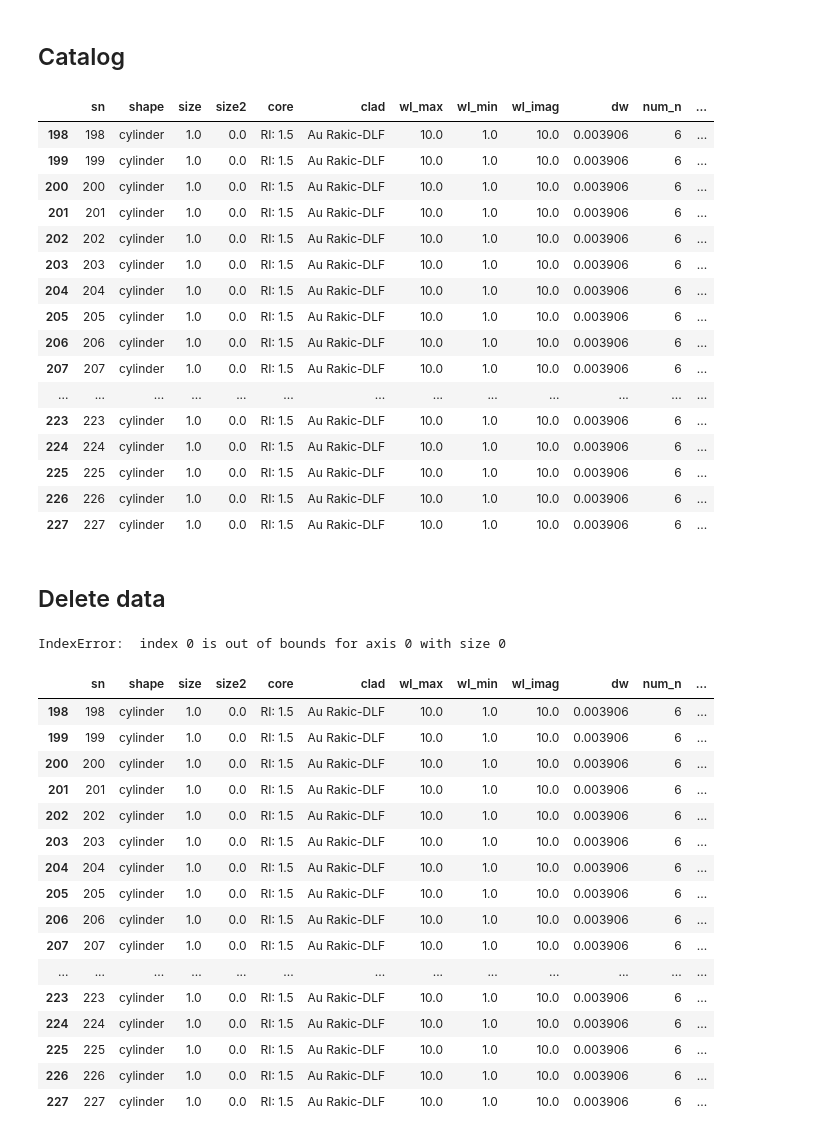
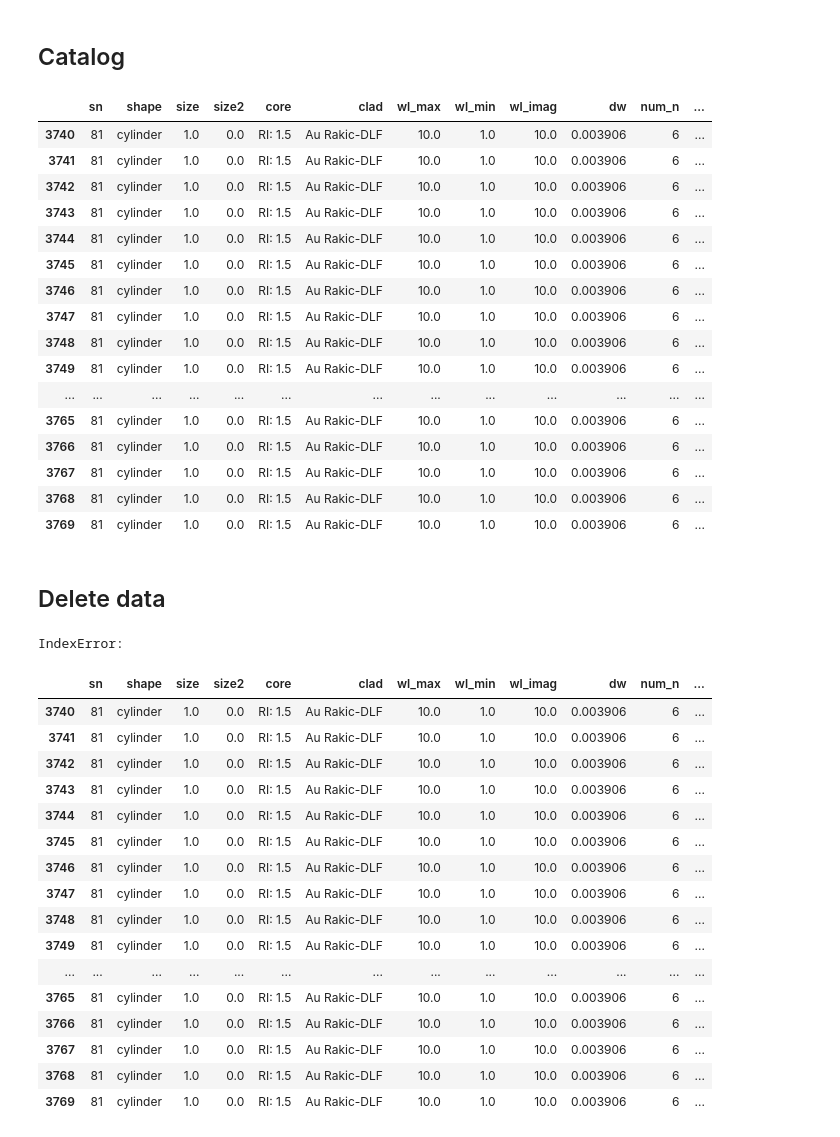
Before and after one commit to mnishida/PyMWM, a Jupyter notebook: docs/notebooks/02_database_reference.ipynb, the cells around one changed output. Cells and saved outputs as stored; diff of their text form; code cells hidden in the pictures.

Commit message:
split database file

```diff
--- a/docs/notebooks/02_database_reference.ipynb
+++ b/docs/notebooks/02_database_reference.ipynb
@@ -21,60 +19,61 @@ wg = pymwm.create(params)  # It takes hours for the first time
 # %%
 database = wg.samples.database
 sn = database.get_sn()  # sample data number for the waveguide with params specified above
 catalog = database.load_catalog()
-catalog.query(f'sn >= {sn}')
+catalog.query(f'sn == {sn}')
 # %% [output]
 |  | sn | shape | size | size2 | core | clad | wl_max | wl_min | wl_imag | dw | num_n | ... |
-| 198 | 198 | cylinder | 1.0 | 0.0 | RI: 1.5 | Au Rakic-DLF | 10.0 | 1.0 | 10.0 | 0.003906 | 6 | ... |
-| 199 | 199 | cylinder | 1.0 | 0.0 | RI: 1.5 | Au Rakic-DLF | 10.0 | 1.0 | 10.0 | 0.003906 | 6 | ... |
-| 200 | 200 | cylinder | 1.0 | 0.0 | RI: 1.5 | Au Rakic-DLF | 10.0 | 1.0 | 10.0 | 0.003906 | 6 | ... |
-| 201 | 201 | cylinder | 1.0 | 0.0 | RI: 1.5 | Au Rakic-DLF | 10.0 | 1.0 | 10.0 | 0.003906 | 6 | ... |
-| 202 | 202 | cylinder | 1.0 | 0.0 | RI: 1.5 | Au Rakic-DLF | 10.0 | 1.0 | 10.0 | 0.003906 | 6 | ... |
-| 203 | 203 | cylinder | 1.0 | 0.0 | RI: 1.5 | Au Rakic-DLF | 10.0 | 1.0 | 10.0 | 0.003906 | 6 | ... |
-| 204 | 204 | cylinder | 1.0 | 0.0 | RI: 1.5 | Au Rakic-DLF | 10.0 | 1.0 | 10.0 | 0.003906 | 6 | ... |
-| 205 | 205 | cylinder | 1.0 | 0.0 | RI: 1.5 | Au Rakic-DLF | 10.0 | 1.0 | 10.0 | 0.003906 | 6 | ... |
-| 206 | 206 | cylinder | 1.0 | 0.0 | RI: 1.5 | Au Rakic-DLF | 10.0 | 1.0 | 10.0 | 0.003906 | 6 | ... |
-| 207 | 207 | cylinder | 1.0 | 0.0 | RI: 1.5 | Au Rakic-DLF | 10.0 | 1.0 | 10.0 | 0.003906 | 6 | ... |
+| 3740 | 81 | cylinder | 1.0 | 0.0 | RI: 1.5 | Au Rakic-DLF | 10.0 | 1.0 | 10.0 | 0.003906 | 6 | ... |
+| 3741 | 81 | cylinder | 1.0 | 0.0 | RI: 1.5 | Au Rakic-DLF | 10.0 | 1.0 | 10.0 | 0.003906 | 6 | ... |
+| 3742 | 81 | cylinder | 1.0 | 0.0 | RI: 1.5 | Au Rakic-DLF | 10.0 | 1.0 | 10.0 | 0.003906 | 6 | ... |
+| 3743 | 81 | cylinder | 1.0 | 0.0 | RI: 1.5 | Au Rakic-DLF | 10.0 | 1.0 | 10.0 | 0.003906 | 6 | ... |
+| 3744 | 81 | cylinder | 1.0 | 0.0 | RI: 1.5 | Au Rakic-DLF | 10.0 | 1.0 | 10.0 | 0.003906 | 6 | ... |
+| 3745 | 81 | cylinder | 1.0 | 0.0 | RI: 1.5 | Au Rakic-DLF | 10.0 | 1.0 | 10.0 | 0.003906 | 6 | ... |
+| 3746 | 81 | cylinder | 1.0 | 0.0 | RI: 1.5 | Au Rakic-DLF | 10.0 | 1.0 | 10.0 | 0.003906 | 6 | ... |
+| 3747 | 81 | cylinder | 1.0 | 0.0 | RI: 1.5 | Au Rakic-DLF | 10.0 | 1.0 | 10.0 | 0.003906 | 6 | ... |
+| 3748 | 81 | cylinder | 1.0 | 0.0 | RI: 1.5 | Au Rakic-DLF | 10.0 | 1.0 | 10.0 | 0.003906 | 6 | ... |
+| 3749 | 81 | cylinder | 1.0 | 0.0 | RI: 1.5 | Au Rakic-DLF | 10.0 | 1.0 | 10.0 | 0.003906 | 6 | ... |
 | ... | ... | ... | ... | ... | ... | ... | ... | ... | ... | ... | ... | ... |
-| 223 | 223 | cylinder | 1.0 | 0.0 | RI: 1.5 | Au Rakic-DLF | 10.0 | 1.0 | 10.0 | 0.003906 | 6 | ... |
-| 224 | 224 | cylinder | 1.0 | 0.0 | RI: 1.5 | Au Rakic-DLF | 10.0 | 1.0 | 10.0 | 0.003906 | 6 | ... |
-| 225 | 225 | cylinder | 1.0 | 0.0 | RI: 1.5 | Au Rakic-DLF | 10.0 | 1.0 | 10.0 | 0.003906 | 6 | ... |
-| 226 | 226 | cylinder | 1.0 | 0.0 | RI: 1.5 | Au Rakic-DLF | 10.0 | 1.0 | 10.0 | 0.003906 | 6 | ... |
-| 227 | 227 | cylinder | 1.0 | 0.0 | RI: 1.5 | Au Rakic-DLF | 10.0 | 1.0 | 10.0 | 0.003906 | 6 | ... |
+| 3765 | 81 | cylinder | 1.0 | 0.0 | RI: 1.5 | Au Rakic-DLF | 10.0 | 1.0 | 10.0 | 0.003906 | 6 | ... |
+| 3766 | 81 | cylinder | 1.0 | 0.0 | RI: 1.5 | Au Rakic-DLF | 10.0 | 1.0 | 10.0 | 0.003906 | 6 | ... |
+| 3767 | 81 | cylinder | 1.0 | 0.0 | RI: 1.5 | Au Rakic-DLF | 10.0 | 1.0 | 10.0 | 0.003906 | 6 | ... |
+| 3768 | 81 | cylinder | 1.0 | 0.0 | RI: 1.5 | Au Rakic-DLF | 10.0 | 1.0 | 10.0 | 0.003906 | 6 | ... |
+| 3769 | 81 | cylinder | 1.0 | 0.0 | RI: 1.5 | Au Rakic-DLF | 10.0 | 1.0 | 10.0 | 0.003906 | 6 | ... |
 # %% [markdown]
 ## Delete data
 # %%
 import subprocess
-subprocess.call("cp ~/.pymwm/pymwm_data.h5 ~/.pymwm/pymwm_data.h5.bak", shell=True)
-sns = catalog.query(f'sn >= {sn}')['sn']
-database.delete(sns)
+subprocess.call("cp ~/.pymwm/catalog.h5 ~/.pymwm/catalog.h5.bak", shell=True)
+subprocess.call(f"cp ~/.pymwm/data/{sn:06}.h5 ~/.pymwm/data/{sn:06}.h5.bak", shell=True)
+database.delete([sn])
 try:
     database.load()
 except IndexError as e:
     print("IndexError: ", e)
 # %% [output]
-IndexError:  index 0 is out of bounds for axis 0 with size 0
+IndexError:
 # %%
-subprocess.call("mv ~/.pymwm/pymwm_data.h5.bak ~/.pymwm/pymwm_data.h5", shell=True)
+subprocess.call("mv ~/.pymwm/catalog.h5.bak ~/.pymwm/catalog.h5", shell=True)
+subprocess.call(f"mv ~/.pymwm/data/{sn:06}.h5.bak ~/.pymwm/data/{sn:06}.h5", shell=True)
 database.load()
 catalog = database.load_catalog()
 sn = database.get_sn()  # sample data number for the waveguide with params specified above
-catalog.query(f'sn >= {sn}')
+catalog.query(f'sn == {sn}')
 # %% [output]
 |  | sn | shape | size | size2 | core | clad | wl_max | wl_min | wl_imag | dw | num_n | ... |
-| 198 | 198 | cylinder | 1.0 | 0.0 | RI: 1.5 | Au Rakic-DLF | 10.0 | 1.0 | 10.0 | 0.003906 | 6 | ... |
-| 199 | 199 | cylinder | 1.0 | 0.0 | RI: 1.5 | Au Rakic-DLF | 10.0 | 1.0 | 10.0 | 0.003906 | 6 | ... |
-| 200 | 200 | cylinder | 1.0 | 0.0 | RI: 1.5 | Au Rakic-DLF | 10.0 | 1.0 | 10.0 | 0.003906 | 6 | ... |
-| 201 | 201 | cylinder | 1.0 | 0.0 | RI: 1.5 | Au Rakic-DLF | 10.0 | 1.0 | 10.0 | 0.003906 | 6 | ... |
-| 202 | 202 | cylinder | 1.0 | 0.0 | RI: 1.5 | Au Rakic-DLF | 10.0 | 1.0 | 10.0 | 0.003906 | 6 | ... |
-| 203 | 203 | cylinder | 1.0 | 0.0 | RI: 1.5 | Au Rakic-DLF | 10.0 | 1.0 | 10.0 | 0.003906 | 6 | ... |
-| 204 | 204 | cylinder | 1.0 | 0.0 | RI: 1.5 | Au Rakic-DLF | 10.0 | 1.0 | 10.0 | 0.003906 | 6 | ... |
-| 205 | 205 | cylinder | 1.0 | 0.0 | RI: 1.5 | Au Rakic-DLF | 10.0 | 1.0 | 10.0 | 0.003906 | 6 | ... |
-| 206 | 206 | cylinder | 1.0 | 0.0 | RI: 1.5 | Au Rakic-DLF | 10.0 | 1.0 | 10.0 | 0.003906 | 6 | ... |
-| 207 | 207 | cylinder | 1.0 | 0.0 | RI: 1.5 | Au Rakic-DLF | 10.0 | 1.0 | 10.0 | 0.003906 | 6 | ... |
+| 3740 | 81 | cylinder | 1.0 | 0.0 | RI: 1.5 | Au Rakic-DLF | 10.0 | 1.0 | 10.0 | 0.003906 | 6 | ... |
+| 3741 | 81 | cylinder | 1.0 | 0.0 | RI: 1.5 | Au Rakic-DLF | 10.0 | 1.0 | 10.0 | 0.003906 | 6 | ... |
+| 3742 | 81 | cylinder | 1.0 | 0.0 | RI: 1.5 | Au Rakic-DLF | 10.0 | 1.0 | 10.0 | 0.003906 | 6 | ... |
+| 3743 | 81 | cylinder | 1.0 | 0.0 | RI: 1.5 | Au Rakic-DLF | 10.0 | 1.0 | 10.0 | 0.003906 | 6 | ... |
+| 3744 | 81 | cylinder | 1.0 | 0.0 | RI: 1.5 | Au Rakic-DLF | 10.0 | 1.0 | 10.0 | 0.003906 | 6 | ... |
+| 3745 | 81 | cylinder | 1.0 | 0.0 | RI: 1.5 | Au Rakic-DLF | 10.0 | 1.0 | 10.0 | 0.003906 | 6 | ... |
+| 3746 | 81 | cylinder | 1.0 | 0.0 | RI: 1.5 | Au Rakic-DLF | 10.0 | 1.0 | 10.0 | 0.003906 | 6 | ... |
+| 3747 | 81 | cylinder | 1.0 | 0.0 | RI: 1.5 | Au Rakic-DLF | 10.0 | 1.0 | 10.0 | 0.003906 | 6 | ... |
+| 3748 | 81 | cylinder | 1.0 | 0.0 | RI: 1.5 | Au Rakic-DLF | 10.0 | 1.0 | 10.0 | 0.003906 | 6 | ... |
+| 3749 | 81 | cylinder | 1.0 | 0.0 | RI: 1.5 | Au Rakic-DLF | 10.0 | 1.0 | 10.0 | 0.003906 | 6 | ... |
 | ... | ... | ... | ... | ... | ... | ... | ... | ... | ... | ... | ... | ... |
-| 223 | 223 | cylinder | 1.0 | 0.0 | RI: 1.5 | Au Rakic-DLF | 10.0 | 1.0 | 10.0 | 0.003906 | 6 | ... |
-| 224 | 224 | cylinder | 1.0 | 0.0 | RI: 1.5 | Au Rakic-DLF | 10.0 | 1.0 | 10.0 | 0.003906 | 6 | ... |
-| 225 | 225 | cylinder | 1.0 | 0.0 | RI: 1.5 | Au Rakic-DLF | 10.0 | 1.0 | 10.0 | 0.003906 | 6 | ... |
-| 226 | 226 | cylinder | 1.0 | 0.0 | RI: 1.5 | Au Rakic-DLF | 10.0 | 1.0 | 10.0 | 0.003906 | 6 | ... |
-| 227 | 227 | cylinder | 1.0 | 0.0 | RI: 1.5 | Au Rakic-DLF | 10.0 | 1.0 | 10.0 | 0.003906 | 6 | ... |
+| 3765 | 81 | cylinder | 1.0 | 0.0 | RI: 1.5 | Au Rakic-DLF | 10.0 | 1.0 | 10.0 | 0.003906 | 6 | ... |
+| 3766 | 81 | cylinder | 1.0 | 0.0 | RI: 1.5 | Au Rakic-DLF | 10.0 | 1.0 | 10.0 | 0.003906 | 6 | ... |
+| 3767 | 81 | cylinder | 1.0 | 0.0 | RI: 1.5 | Au Rakic-DLF | 10.0 | 1.0 | 10.0 | 0.003906 | 6 | ... |
+| 3768 | 81 | cylinder | 1.0 | 0.0 | RI: 1.5 | Au Rakic-DLF | 10.0 | 1.0 | 10.0 | 0.003906 | 6 | ... |
+| 3769 | 81 | cylinder | 1.0 | 0.0 | RI: 1.5 | Au Rakic-DLF | 10.0 | 1.0 | 10.0 | 0.003906 | 6 | ... |
```
Also changed, not shown: parts of 1 cell of this notebook, 5 other files.
